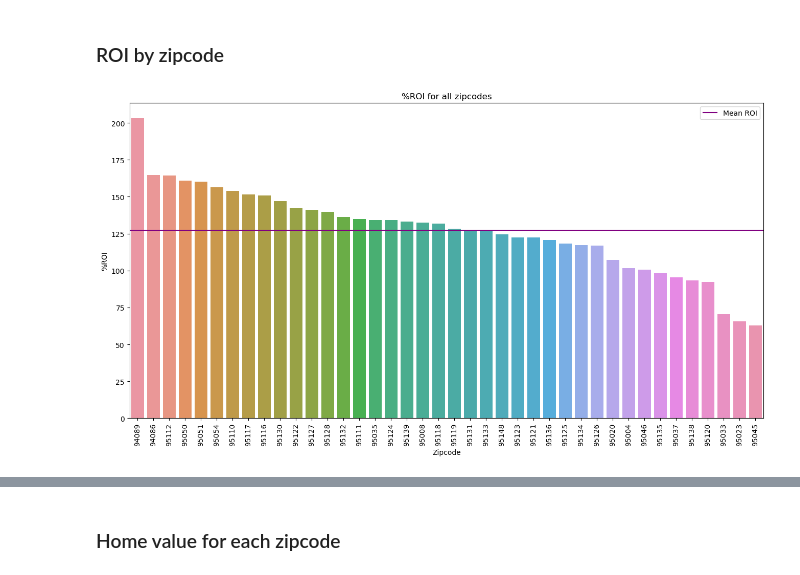
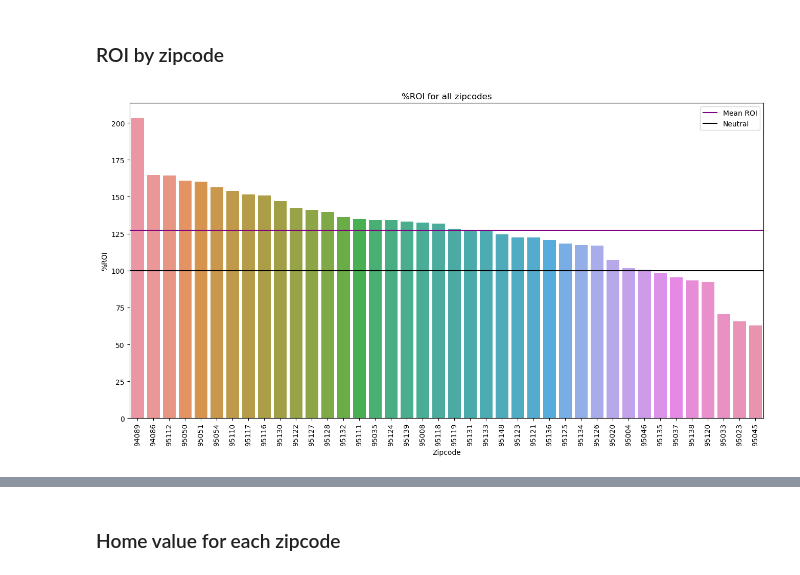
Before and after one commit to lalynjay/Time_series_analysis, a Jupyter notebook: Time_series_analysis.ipynb, the cells around one changed output, grey strips where cells are left out. Cells and saved outputs as stored; diff of their text form; code cells hidden in the pictures.

```diff
--- a/Time_series_analysis.ipynb
+++ b/Time_series_analysis.ipynb
@@ -246,15 +277,16 @@ Name: RegionName, dtype: int64
 # %%
 # plot each zipcode by %ROI
 fig, ax = plt.subplots(figsize=(16, 8))
 graph = sns.barplot(x='RegionName', y='%ROI', data=san_jose,
                     order=san_jose.sort_values('%ROI', ascending = False).RegionName, ax=ax)
 graph.axhline(san_jose['%ROI'].mean(), color='purple', label='Mean ROI')
+graph.axhline(100, color='black', label='Neutral')
 
 ax.set_title('%ROI for all zipcodes')
 ax.set_ylabel('%ROI')
 ax.set_xlabel('Zipcode')
 x_labels = [str(a) for a in san_jose.sort_values('%ROI', ascending = False).RegionName]
 ax.set_xticklabels(x_labels, rotation = 90)
 ax.legend(loc='best');
 # %% [output]
-[figure, old version]
+[figure, new version]
```
Also changed, not shown: parts of 65 cells of this notebook.
